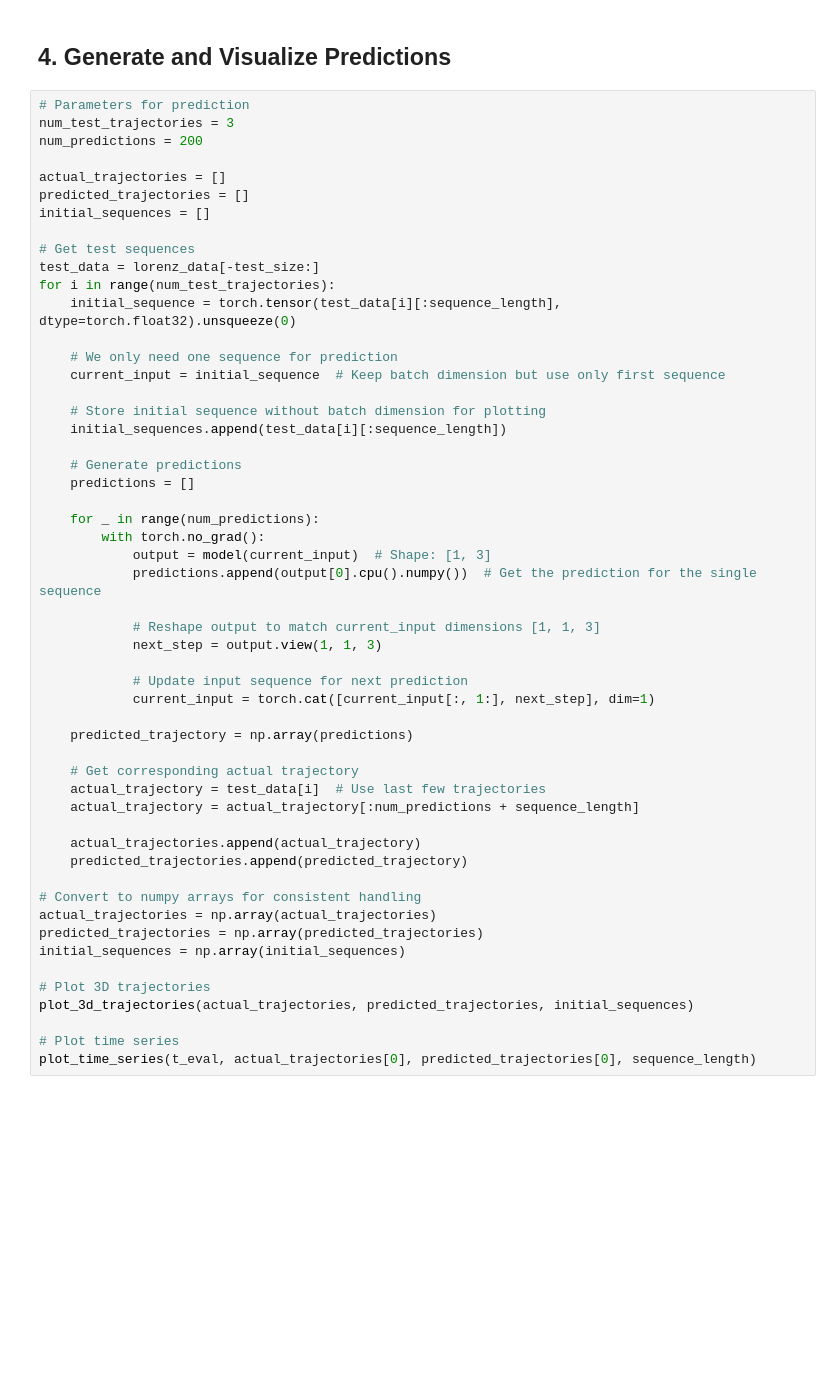
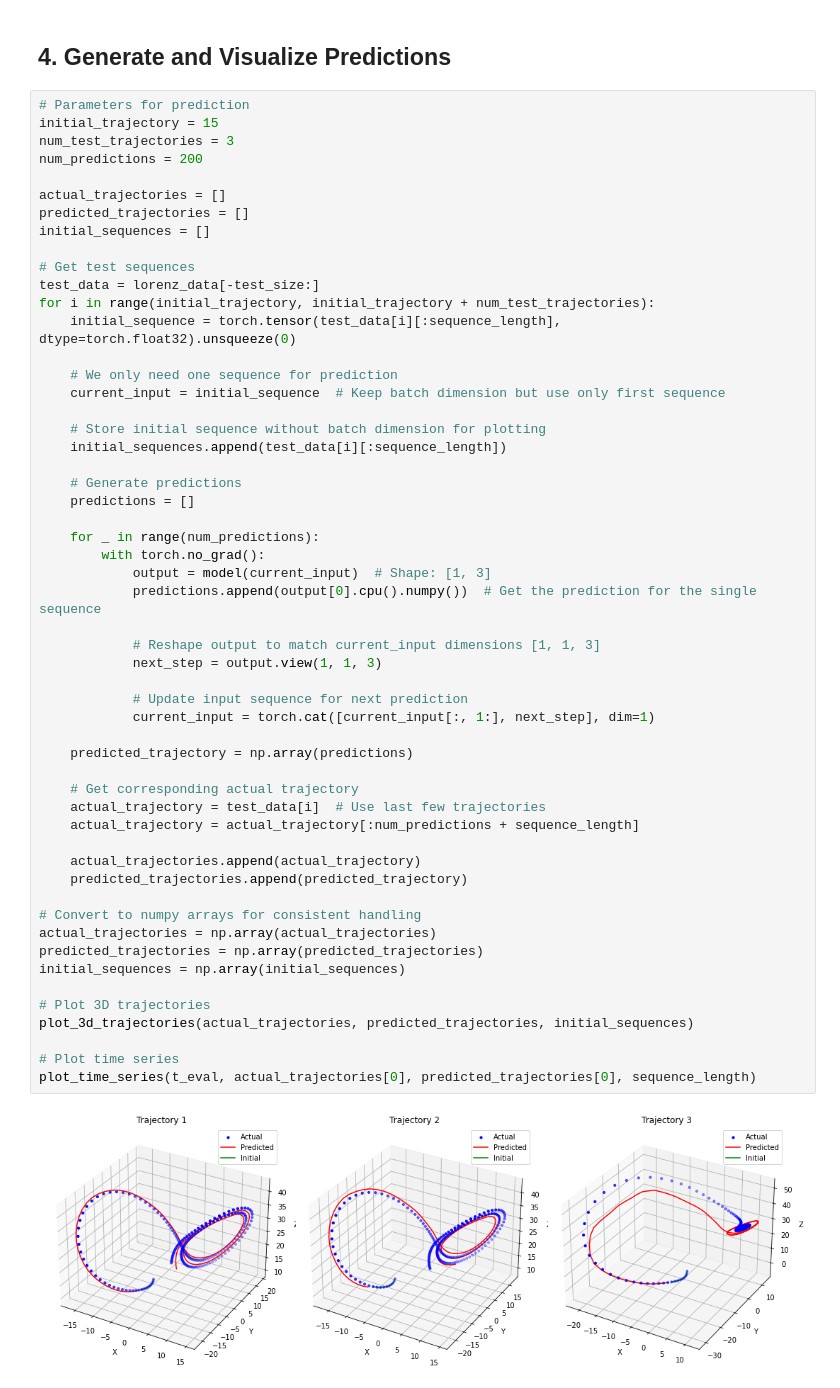
Before and after one commit to HenryWang22559/lorenz_lstm_prediction, a Jupyter notebook: notebooks/lorenz_lstm_demo.ipynb, the cells around one changed output. Drawn from its saved outputs; the diff is of its cells as text; blank space fills up the shorter version.

```diff
--- a/notebooks/lorenz_lstm_demo.ipynb
+++ b/notebooks/lorenz_lstm_demo.ipynb
@@ -53,6 +89,7 @@ plot_training_history(history)
 ## 4. Generate and Visualize Predictions
 # %%
 # Parameters for prediction
+initial_trajectory = 15
 num_test_trajectories = 3
 num_predictions = 200
 
@@ -62,7 +99,7 @@ initial_sequences = []
 
 # Get test sequences
 test_data = lorenz_data[-test_size:]
-for i in range(num_test_trajectories):
+for i in range(initial_trajectory, initial_trajectory + num_test_trajectories):
     initial_sequence = torch.tensor(test_data[i][:sequence_length], dtype=torch.float32).unsqueeze(0)
 
     # We only need one sequence for prediction
@@ -77,30 +114,32 @@ for i in range(num_test_trajectories):
     for _ in range(num_predictions):
         with torch.no_grad():
             output = model(current_input)  # Shape: [1, 3]
             predictions.append(output[0].cpu().numpy())  # Get the prediction for the single sequence
 
             # Reshape output to match current_input dimensions [1, 1, 3]
             next_step = output.view(1, 1, 3)
 
             # Update input sequence for next prediction
             current_input = torch.cat([current_input[:, 1:], next_step], dim=1)
 
     predicted_trajectory = np.array(predictions)
 
     # Get corresponding actual trajectory
     actual_trajectory = test_data[i]  # Use last few trajectories
     actual_trajectory = actual_trajectory[:num_predictions + sequence_length]
 
     actual_trajectories.append(actual_trajectory)
     predicted_trajectories.append(predicted_trajectory)
 
 # Convert to numpy arrays for consistent handling
 actual_trajectories = np.array(actual_trajectories)
 predicted_trajectories = np.array(predicted_trajectories)
 initial_sequences = np.array(initial_sequences)
 
 # Plot 3D trajectories
 plot_3d_trajectories(actual_trajectories, predicted_trajectories, initial_sequences)
 
 # Plot time series
 plot_time_series(t_eval, actual_trajectories[0], predicted_trajectories[0], sequence_length)
+# %% [output]
+[figure, added]
```
Also changed, not shown: parts of 7 cells of this notebook.
